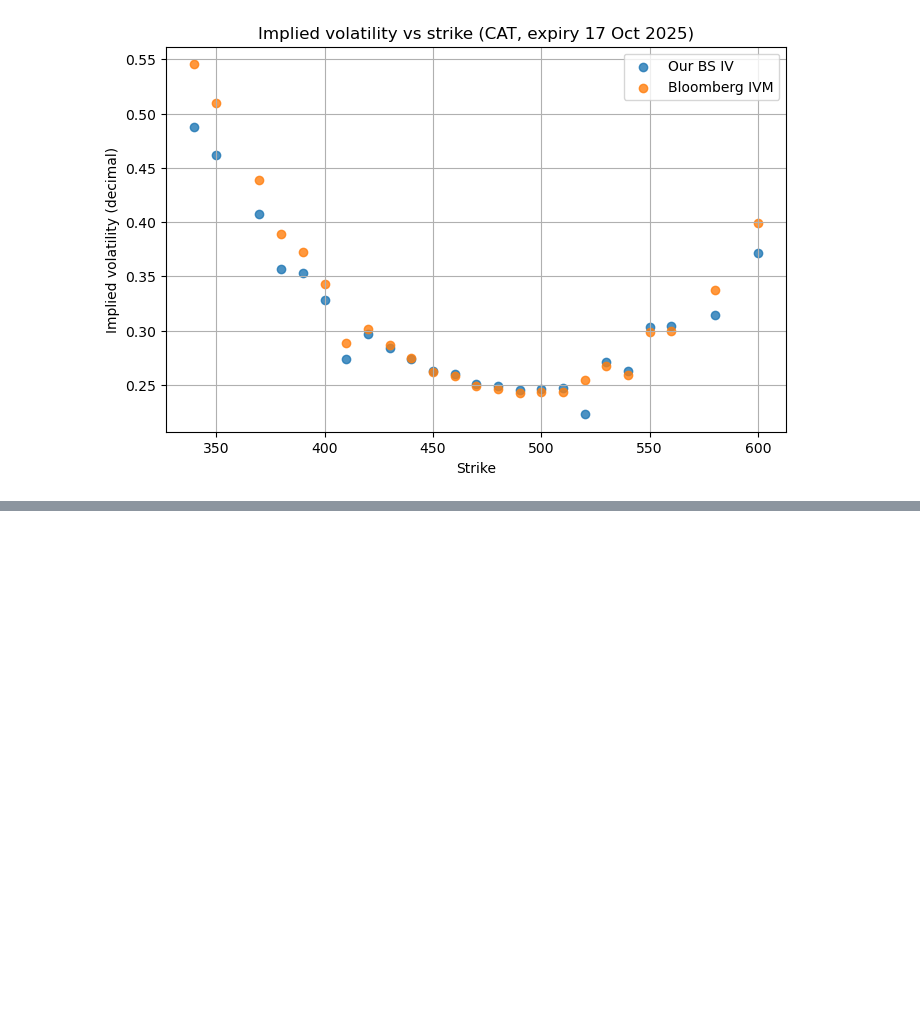
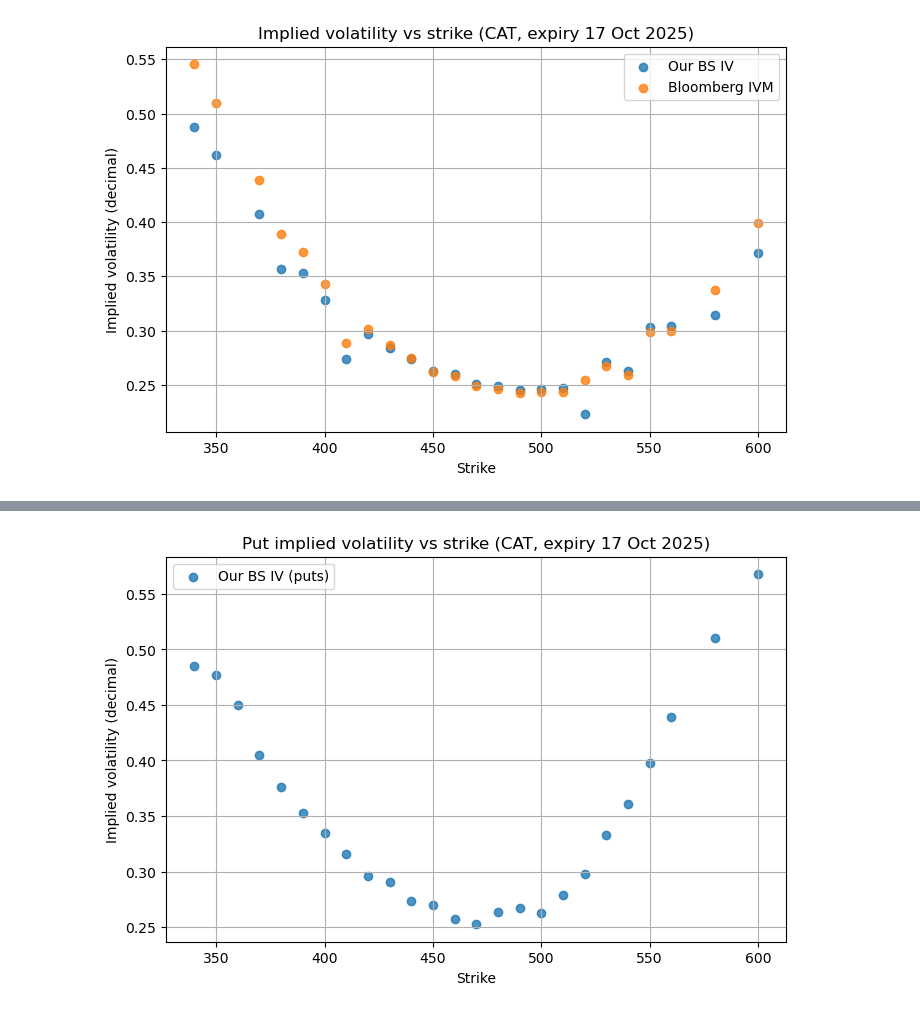
Before and after one commit to crowedavid02/FIN42020-Derivative-Securities-Project, a Jupyter notebook: notebooks/02_parity_iv.ipynb, the cells around one changed output, grey strips where cells are left out. Cells and saved outputs as stored; diff of their text form; code cells hidden in the pictures; blank space fills up the shorter version.

Commit message:
Added 02 call vs put smile plot

```diff
--- a/notebooks/02_parity_iv.ipynb
+++ b/notebooks/02_parity_iv.ipynb
@@ -349,0 +373,11 @@ plt.show()
+# %%
+# implied vols from put mid prices
+puts_iv = puts.copy()
+puts_iv["IV_put"] = [
+    implied_vol_put(row["Mid"], S0, row["Strike"], T, r)
+    for _, row in puts_iv.iterrows()
+]
+
+# keep clean rows
+puts_iv_clean = puts_iv[["Strike", "IV_put"]].dropna().reset_index(drop=True)
+puts_iv_clean.head()
@@ -349,0 +391,19 @@ plt.show()
+# %%
+puts_iv_clean["IVM_dec"] = puts_iv.loc[puts_iv_clean.index, "IVM"] / 100.0
+# %%
+plt.figure(figsize=(8, 5))
+plt.scatter(puts_iv_clean["Strike"], puts_iv_clean["IV_put"],
+            label="Our BS IV (puts)", alpha=0.8)
+
+# if you added Bloomberg put IVM:
+# plt.scatter(puts_iv_clean["Strike"], puts_iv_clean["IVM_dec"],
+#             label="Bloomberg IVM (puts)", alpha=0.8)
+
+plt.xlabel("Strike")
+plt.ylabel("Implied volatility (decimal)")
+plt.title("Put implied volatility vs strike (CAT, expiry 17 Oct 2025)")
+plt.legend()
+plt.grid(True)
+plt.show()
+# %% [output]
+[figure, added]
```
Also changed, not shown: parts of 3 cells of this notebook, 2 other files.
